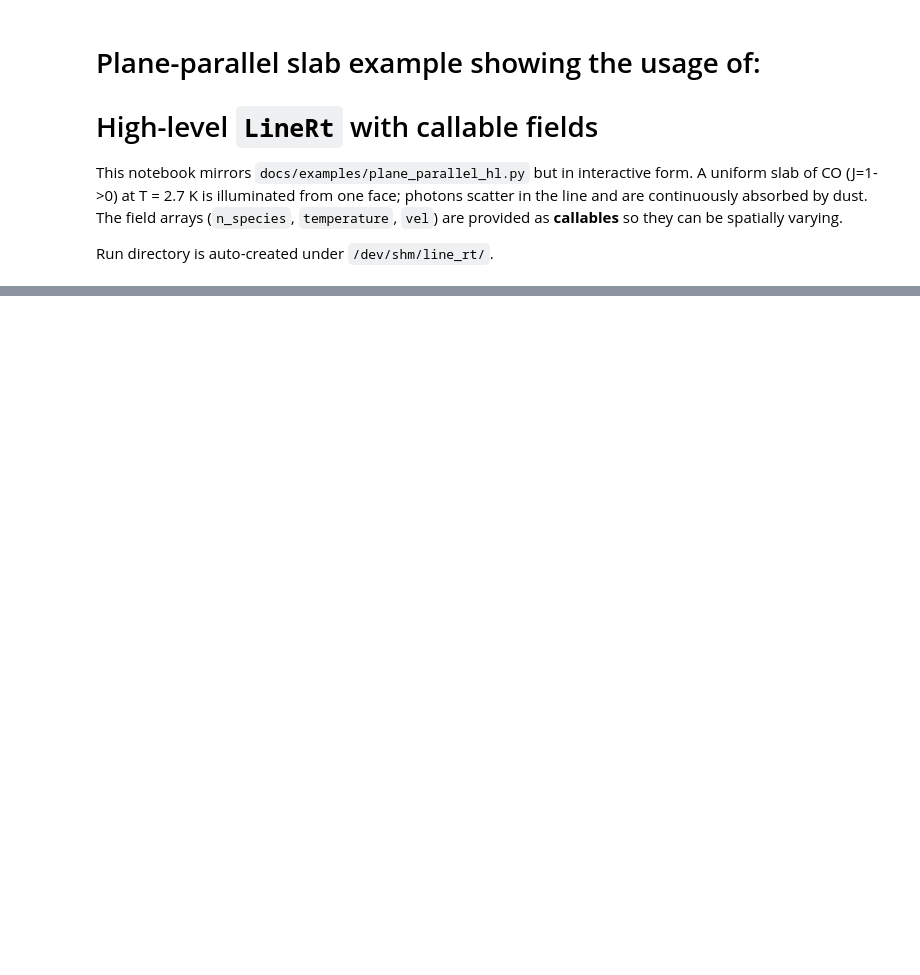
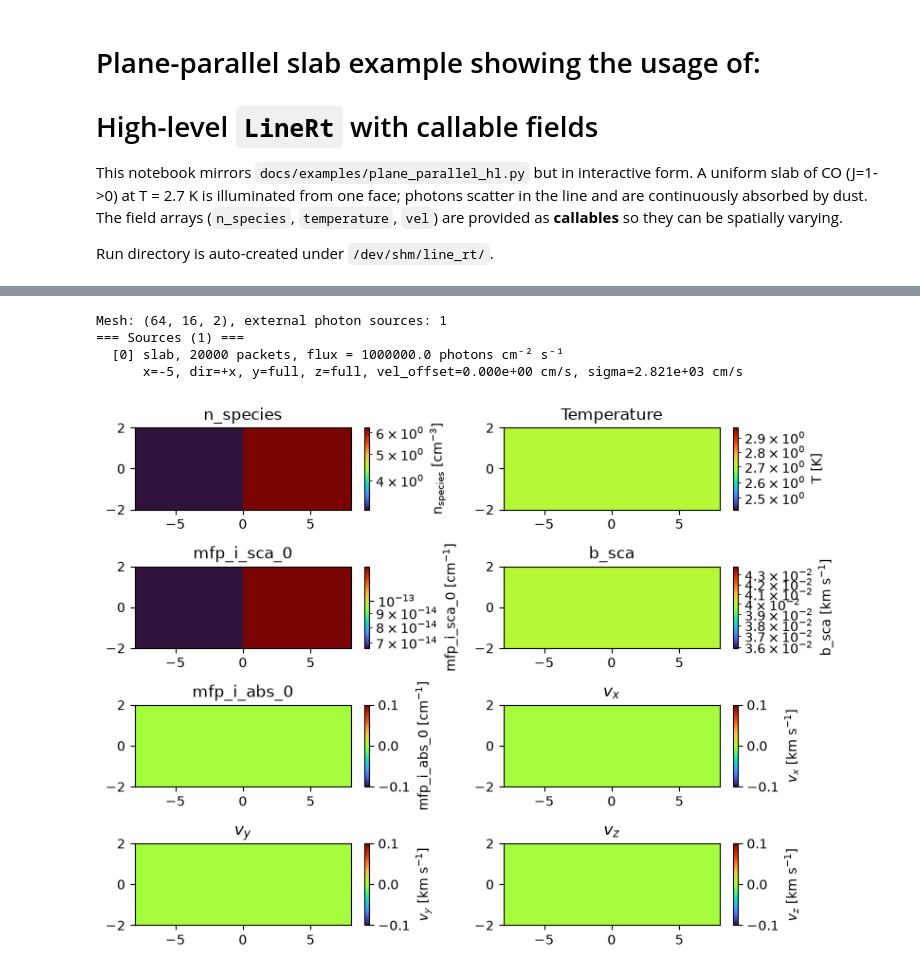
Before and after one commit to wll745881210/kratos_linerad, a Jupyter notebook: docs/examples/plane_parallel_hl.ipynb, the cells around one changed output, grey strips where cells are left out. Drawn from its saved outputs; the diff is of its cells as text; code cells hidden in the pictures; blank space fills up the shorter version.

```diff
--- a/docs/examples/plane_parallel_hl.ipynb
+++ b/docs/examples/plane_parallel_hl.ipynb
@@ -84,6 +119,6 @@ print( 'CO, n_species = %.2e cm^-3, T = %.2e K' \
 # %%
 ############################################################
-# 2.3 Configure the LineRT object
+# 3.0 Configure the LineRT object
 ##############################
 # Pass the callables directly as n_species, temperature,
 # and vel.  LineRt calls them internally after building
@@ -98,40 +133,48 @@ rt = LineRt(
     transition_info = ti,
     n_species    = n_total_callable,
     temperature  = temperature_callable,
     vel          = ( vx_callable, 0.0, 0.0 ),
 
     ph_mode      = 2, # R_IIA const-mem (production)
     n_step       = 20000, n_scat = 10000,
     visualize    = False,
     kratos_root  = KRATOS_ROOT,
 );
 rt.set_boundary( 'fre fre per per per per' );
 
+# Plot the configured input fields (no Kratos run) to verify:
+# n_species, temperature, mfp_i_sca_0, b_sca, mfp_i_abs_0, vx
+rt.plot_input( figsize = ( 8, 6 ) );
+
 ############################################################
-#  3. Source (photon-number flux, default units)
+#  3.1 Source (photon-number flux, default units)
 #
 #  Lowlevel: F0 = 1e6 photon/cm^2/s, sv = b_sca/sqrt(2),
 #  x=-4.999. With default units='photon', flux is photon
-#  number [photons cm^-2 s^-1] - no energy conversion needed.
-#  Pass units='energy' for erg cm^-2 s^-1 (uses the transition
-#  wavelength automatically).
+#  number [photons cm^-2 s^-1] - no energy conversion
+#  needed.  Pass units='energy' for erg cm^-2 s^-1 (uses the
+#  transition wavelength automatically).
 
 F0_cgs = 1e6;   # photon number flux [photons cm^-2 s^-1]
 
 rt.add_source( type     = 'slab', x = -5, direction = '+x',
   n_photon = 20000,
   flux     = F0_cgs,   # photon-number flux [photons cm^-2 s^-1]
   sigma    = ti.doppler_b( temperature ) / sqrt( 2 ) );
 
 
 print( 'Mesh: %s, external photon sources: %d' \
        % ( rt._n_cell, len( rt._sources ) ) );
 rt.show_sources(  );
 
-# Plot the configured input fields (no Kratos run) to verify:
-# n_species, temperature, mfp_i_sca_0, b_sca, mfp_i_abs_0, vx
-rt.plot_input(  );
+
 ############################################################
+# %% [output]
+Mesh: (64, 16, 2), external photon sources: 1
+=== Sources (1) ===
+  [0] slab, 20000 packets, flux = 1000000.0 photons cm⁻² s⁻¹
+      x=-5, dir=+x, y=full, z=full, vel_offset=0.000e+00 cm/s, sigma=2.821e+03 cm/s
+[figure, added]
 # %%
 ############################################################
 #  4. Run the iterations!
```
Also changed, not shown: parts of 11 cells of this notebook, 1 other file.
